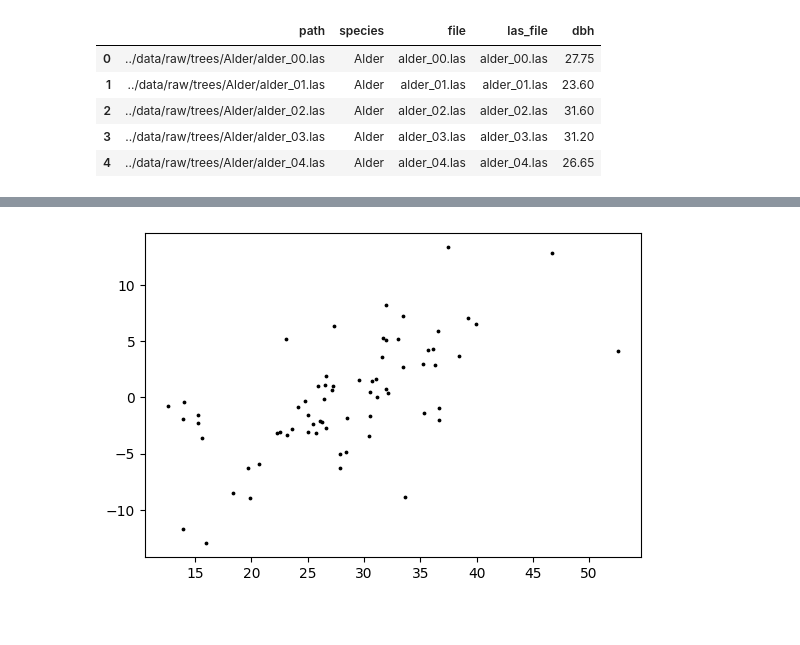
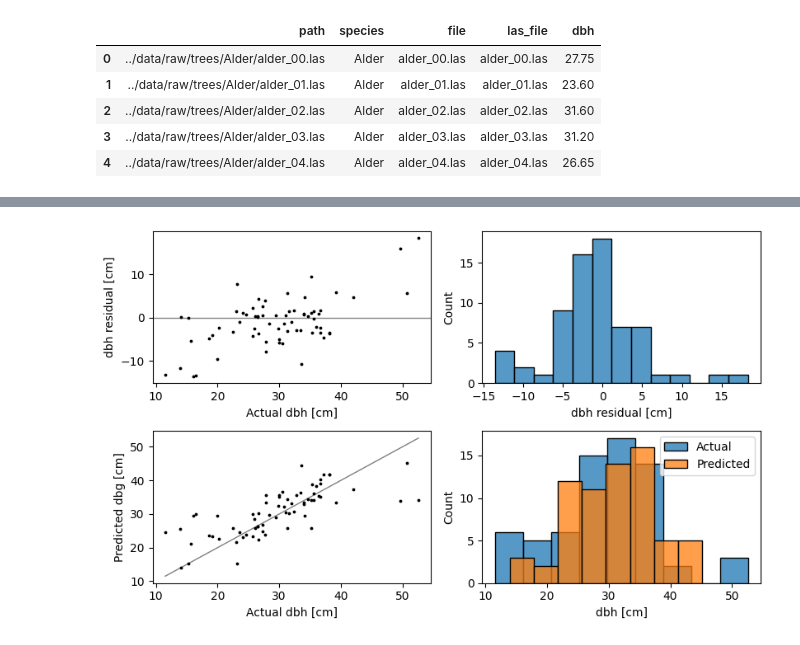
Before and after one commit to iod-ine/phd, a Jupyter notebook: notebooks/train-tree-models.ipynb, the cells around one changed output, grey strips where cells are left out. Cells and saved outputs as stored; diff of their text form; code cells hidden in the pictures; blank space fills up the shorter version.

```diff
--- a/notebooks/train-tree-models.ipynb
+++ b/notebooks/train-tree-models.ipynb
@@ -313,6 +340,0 @@ sns.histplot(x=y_test - pred);
-# %%
-fig, ax = plt.subplots()
-ax.scatter(y_test, y_test - pred, c="k", s=3)
-ax.set_aspect("equal")
-# %% [output]
-[figure, removed]
@@ -321,3 +341,40 @@ from sklearn.metrics import mean_absolute_error, r2_score, root_mean_squared_err
+# %%
+#| include: true
+#| label: fig-reg-residuals
+#| fig-cap: |
+#|   Quality assessment plots for the dbh regression Random Forest. Calculated on a 40%
+#|   holdout set of 68 examples.
+#|   **Top Left:** Residual scatter plot.
+#|   **Bottom Left:** Predicted vs. actual scatter plot.
+#|   **Top right:** Distribution of the residuals.
+#|   **Bottom right:** Distribution of the predicted dbh and actual dbh
+
+fig = plt.figure(figsize=(8.26, 5), tight_layout=True)
+
+ax = fig.add_subplot(221)
+ax.scatter(y_test, y_test - pred, c="k", s=3)
+ax.axhline(0, c="k", lw=1, alpha=0.5)
+ax.set_xlabel("Actual dbh [cm]")
+ax.set_ylabel("dbh residual [cm]")
+
+ax = fig.add_subplot(223)
+ax.scatter(y_test, pred, c="k", s=3)
+lims = [y_test.min(), y_test.max()]
+ax.plot(lims, lims, c="k", lw=1, alpha=0.5)
+ax.set_xlabel("Actual dbh [cm]")
+ax.set_ylabel("Predicted dbg [cm]")
+
+ax = fig.add_subplot(222)
+sns.histplot(x=y_test - pred, ax=ax)
+ax.set_xlabel("dbh residual [cm]")
+
+ax = fig.add_subplot(224)
+sns.histplot(x=y_test, ax=ax, label="Actual")
+sns.histplot(x=pred, ax=ax, label="Predicted")
+ax.set_xlabel("dbh [cm]")
+ax.legend();
+# %% [output]
+[figure, added]
 # %%
 mean_absolute_error(y_test, pred)
 # %% [output]
```
Also changed, not shown: parts of 21 cells of this notebook.
